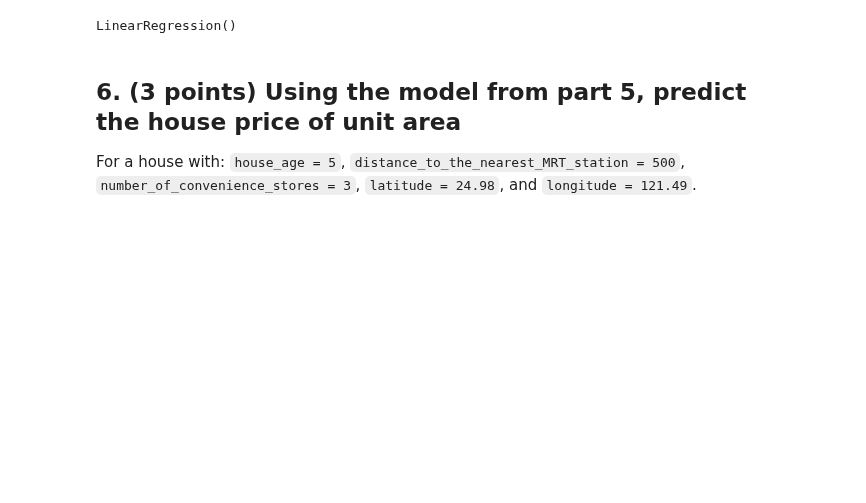
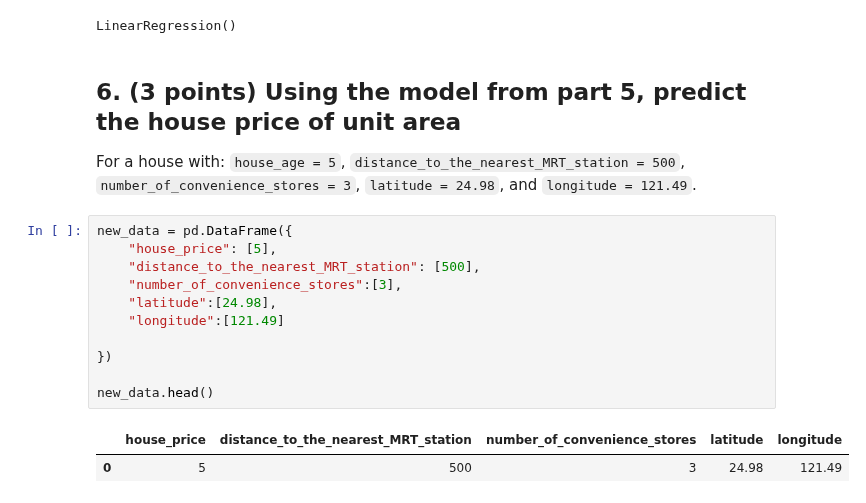
Before and after one commit to Yusuf98-c/DATA-545-In-Class, a Jupyter notebook: In_Class_2.ipynb, the cells around one changed output. Cells and saved outputs as stored; diff of their text form; blank space fills up the shorter version.

```diff
--- a/In_Class_2.ipynb
+++ b/In_Class_2.ipynb
@@ -66,3 +82,17 @@ LinearRegression()
 ## 6. (3 points) Using the model from part 5, predict the house price of unit area
 
 For a house with: `house_age = 5`, `distance_to_the_nearest_MRT_station = 500`, `number_of_convenience_stores = 3`, `latitude = 24.98`, and `longitude = 121.49`.
+# %%
+new_data = pd.DataFrame({
+    "house_price": [5],
+    "distance_to_the_nearest_MRT_station": [500],
+    "number_of_convenience_stores":[3],
+    "latitude":[24.98],
+    "longitude":[121.49]
+
+})
+
+new_data.head()
+# %% [output]
+|  | house_price | distance_to_the_nearest_MRT_station | number_of_convenience_stores | latitude | longitude |
+| 0 | 5 | 500 | 3 | 24.98 | 121.49 |
```
Also changed, not shown: parts of 4 cells of this notebook.
